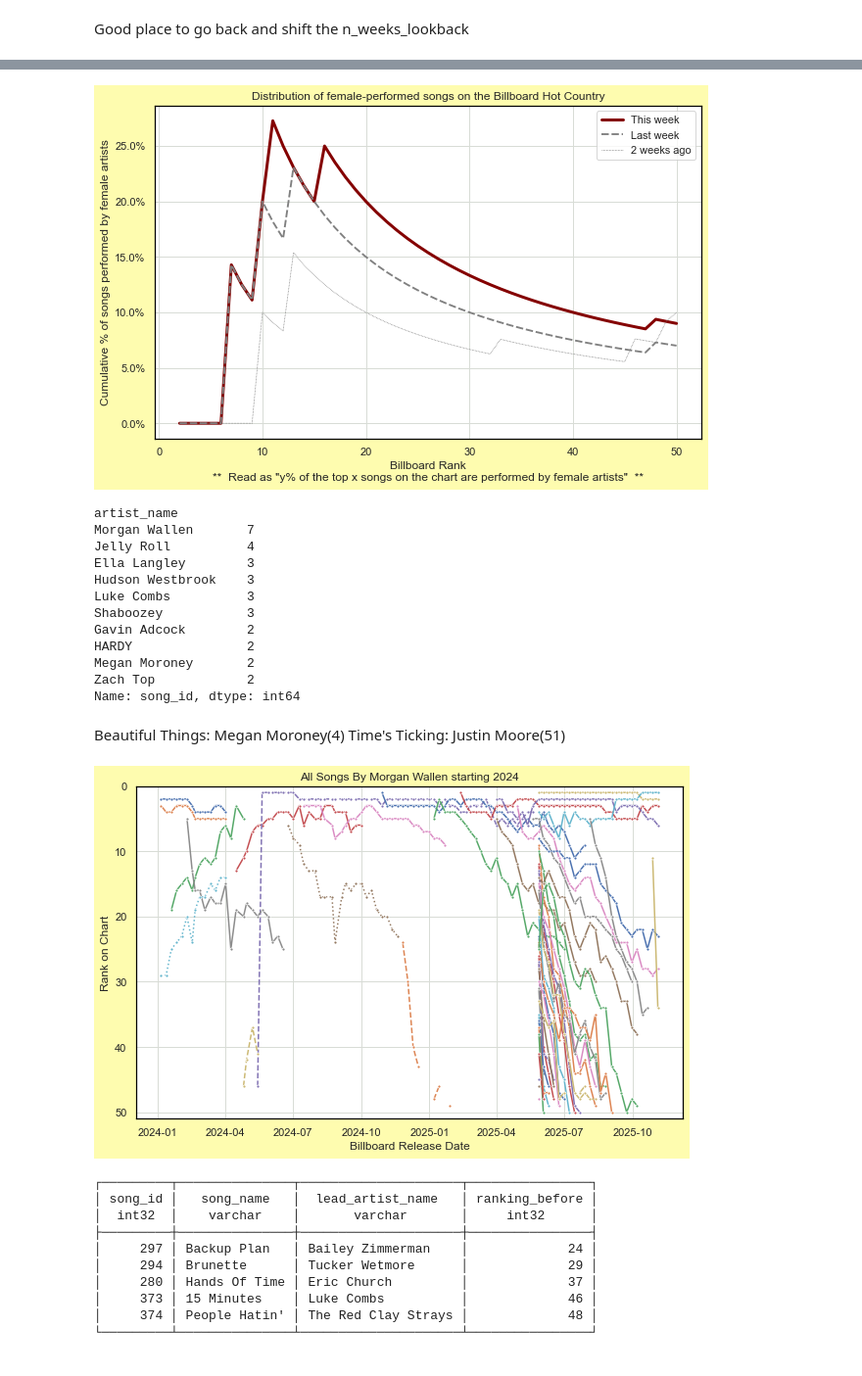
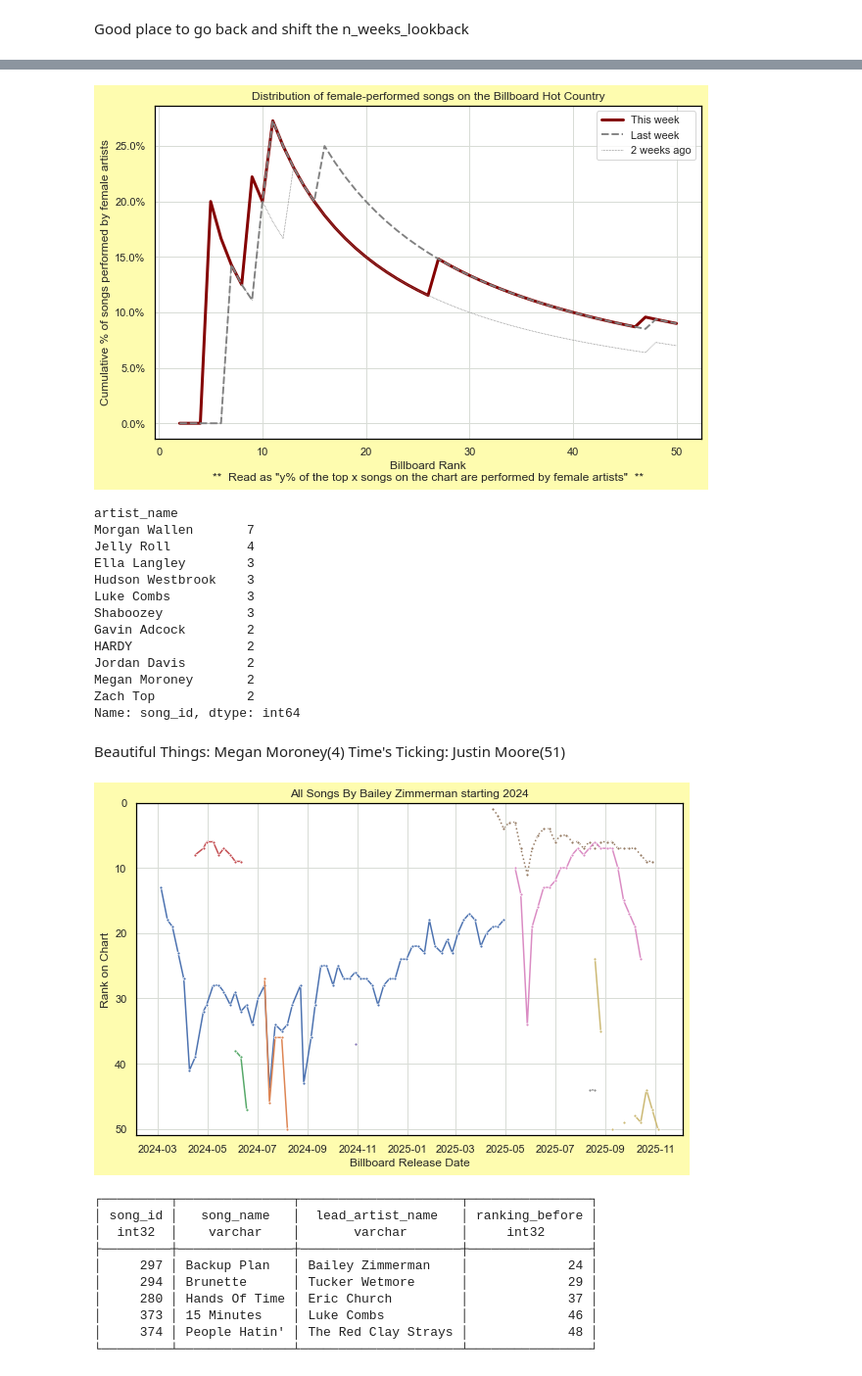
Before and after one commit to jwmanahan/billboard, a Jupyter notebook: add_new_week.ipynb, the cells around one changed output, grey strips where cells are left out. Shown at 98% size. Saved outputs shown, nothing was run; the diff lists cells and outputs as text; code cells hidden in the pictures.

```diff
--- a/add_new_week.ipynb
+++ b/add_new_week.ipynb
@@ -33,7 +33,7 @@ sns.set(
 # Change the billboard_observation_date!
 # %%
 current_date = date.today().strftime('%Y-%m-%d')
-billboard_observation_date = '2025-11-04'
+billboard_observation_date = '2025-11-11'
 # %%
 # Set up SQL connection
 %config SqlMagic.autopandas = True
@@ -733,7 +725,7 @@ plt.xlabel(
 plt.ylabel('Cumulative % of songs performed by female artists')
 graph.yaxis.set_major_formatter(mtick.StrMethodFormatter('{x:.1%}'))
 # %% [output]
-[figure, old version]
+[figure, new version]
 # %%
 credit_type_to_linestyle = {
     'Lead artist' : 'solid'
@@ -758,6 +750,7 @@ Luke Combs          3
 Shaboozey           3
 Gavin Adcock        2
 HARDY               2
+Jordan Davis        2
 Megan Moroney       2
 Zach Top            2
 Name: song_id, dtype: int64
@@ -767,7 +760,7 @@ Time's Ticking: Justin Moore(51)
 # %%
 # For now, manual artist name selection
 # TODO: Create charts for every artist on this week's chart at once
-artist_name = 'Morgan Wallen'
+artist_name = 'Bailey Zimmerman'
 
 df_weeks_this_artist = df_weeks_for_artist.query(
     f"artist_name == '{artist_name}'"
@@ -778,34 +771,34 @@ df_weeks_this_artist = df_weeks_for_artist.query(
 #     this_artist_id = input("Please input artist ID for differentiation")
 #     df_weeks_this_artist[
 #         df_weeks_this_artist[artist_id] == this_artist_id
 #     ]
 
 for _, row in df_weeks_this_artist.pivot( # TODO no pivot to support legend in char 'song_name'
     index = 'song_id'
     , columns = 'billboard_observation_date' #TODO: weeks ago
     , values = 'billboard_rank'
 ).fillna(
     np.inf # suppresses only if a different song is on the chart in any week within this song's gap
 ).iterrows():
     graph = sns.lineplot(
         data = row
         , linestyle = credit_type_to_linestyle[
             df_weeks_this_artist[
                 df_weeks_this_artist['song_id'] == row.name
             ].groupby('relationship_type').count().iloc[0].name
         ]
         , marker = '.'
     )
 
 graph.set(
     title = f'All Songs By {artist_name} starting 2024'
     , xlabel = 'Billboard Release Date' # Really observation date (for now)
     , ylabel = 'Rank on Chart'
     , ylim = [0, 51]
 )
 graph.axes.invert_yaxis()
 # %% [output]
-[figure, old version]
+[figure, new version]
 # %%
 # TODO: Set comparison_observation_date as num weeks back, not specific date
 current_observation_date = billboard_observation_date
```
Also changed, not shown: parts of 19 cells of this notebook, 5 other files.
